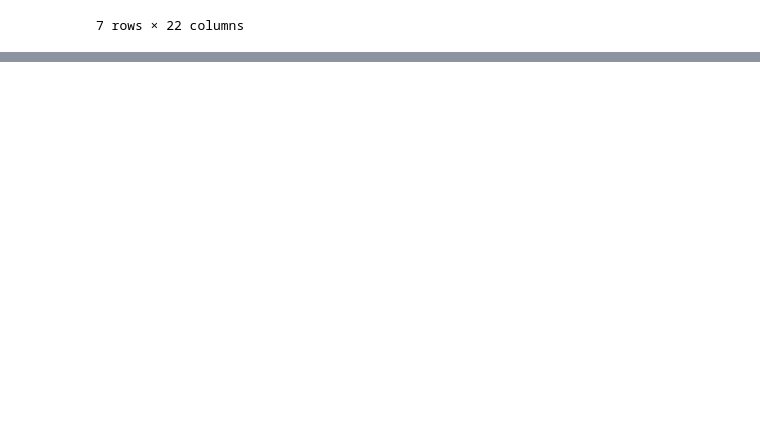
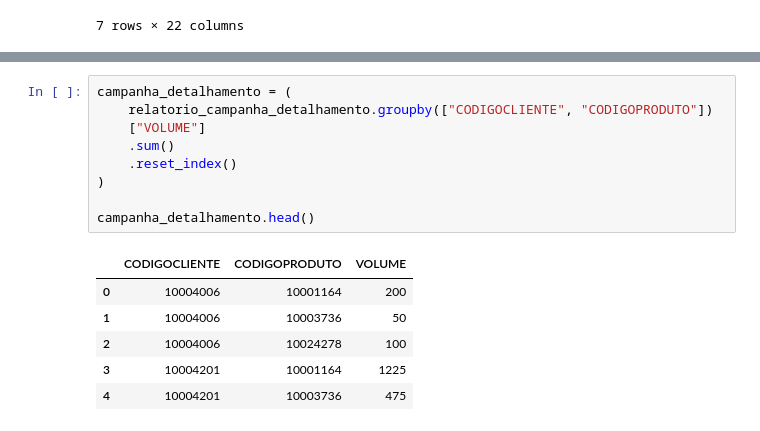
Before and after one commit to IvanSSantana/data-analysis-py, a Jupyter notebook: projeto_automacao_auditoria/notebook/exploracao_campanha.ipynb, the cells around one changed output, grey strips where cells are left out. Drawn from its saved outputs; the diff is of its cells as text; blank space fills up the shorter version.

```diff
--- a/projeto_automacao_auditoria/notebook/exploracao_campanha.ipynb
+++ b/projeto_automacao_auditoria/notebook/exploracao_campanha.ipynb
@@ -121,0 +142,16 @@ validacao_campanha_dados_apurados[validacao_campanha_dados_apurados["VALIDAÇÃO
+# %%
+campanha_detalhamento = (
+    relatorio_campanha_detalhamento.groupby(["CODIGOCLIENTE", "CODIGOPRODUTO"])
+    ["VOLUME"]
+    .sum()
+    .reset_index()
+)
+
+campanha_detalhamento.head()
+# %% [output]
+|  | CODIGOCLIENTE | CODIGOPRODUTO | VOLUME |
+| 0 | 10004006 | 10001164 | 200 |
+| 1 | 10004006 | 10003736 | 50 |
+| 2 | 10004006 | 10024278 | 100 |
+| 3 | 10004201 | 10001164 | 1225 |
+| 4 | 10004201 | 10003736 | 475 |
```
Also changed, not shown: parts of 7 cells of this notebook, 1 other file.
